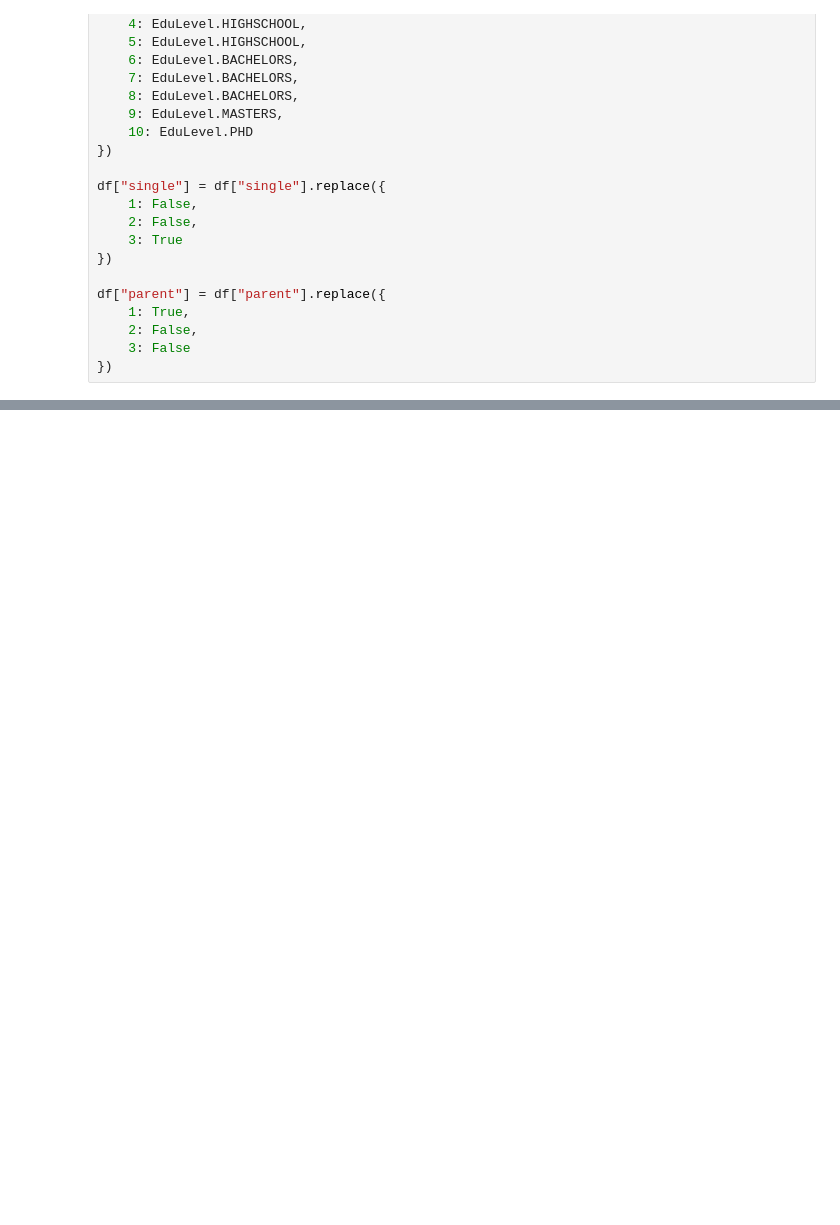
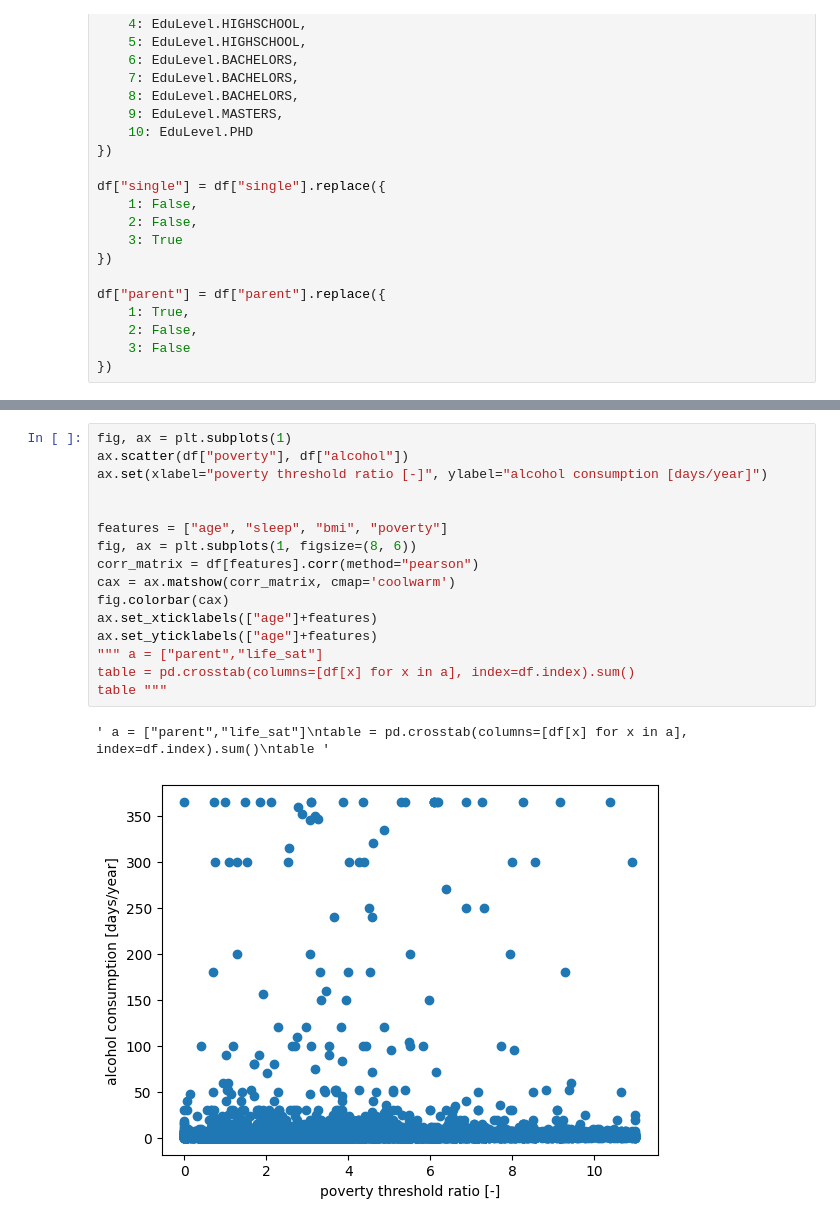
Before and after one commit to simontitk/datamining-2, a Jupyter notebook: src/test.ipynb, the cells around one changed output, grey strips where cells are left out. Saved outputs shown, nothing was run; the diff lists cells and outputs as text; blank space fills up the shorter version.

```diff
--- a/src/test.ipynb
+++ b/src/test.ipynb
@@ -168,0 +211,19 @@ del df["pregnant"]
+# %%
+fig, ax = plt.subplots(1)
+ax.scatter(df["poverty"], df["alcohol"])
+ax.set(xlabel="poverty threshold ratio [-]", ylabel="alcohol consumption [days/year]")
+
+
+features = ["age", "sleep", "bmi", "poverty"]
+fig, ax = plt.subplots(1, figsize=(8, 6))
+corr_matrix = df[features].corr(method="pearson")
+cax = ax.matshow(corr_matrix, cmap='coolwarm')
+fig.colorbar(cax)
+ax.set_xticklabels(["age"]+features)
+ax.set_yticklabels(["age"]+features)
+""" a = ["parent","life_sat"]
+table = pd.crosstab(columns=[df[x] for x in a], index=df.index).sum()
+table """
+# %% [output]
+' a = ["parent","life_sat"]\ntable = pd.crosstab(columns=[df[x] for x in a], index=df.index).sum()\ntable '
+[figure, added]
```
Also changed, not shown: parts of 18 cells of this notebook, 3 other files.
